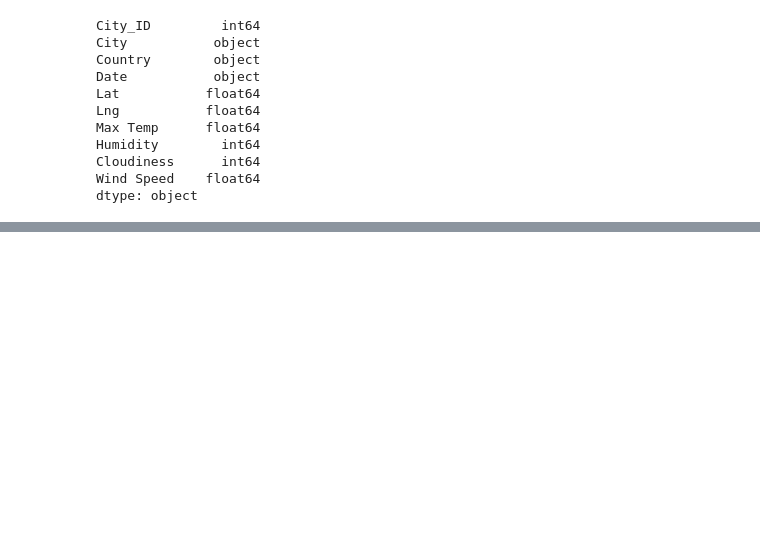
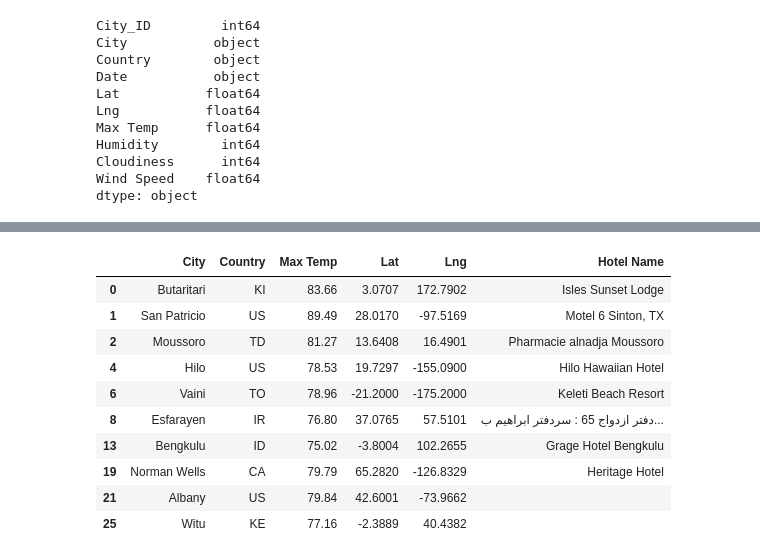
Before and after one commit to lscherger/World_Weather_Analysis, a Jupyter notebook: VacationPy.ipynb, the cells around one changed output, grey strips where cells are left out. Saved outputs shown, nothing was run; the diff lists cells and outputs as text; code cells hidden in the pictures; blank space fills up the shorter version.

```diff
--- a/VacationPy.ipynb
+++ b/VacationPy.ipynb
@@ -94,0 +137,27 @@ fig
+# %%
+# Set parameters to search for a hotel.
+params = {
+    "radius": 5000,
+    "type": "lodging",
+    "key": g_key
+}
+# %%
+# Iterate through the DataFrame.
+for index, row in hotel_df.iterrows():
+    # Get the latitude and longitude.
+    lat = row["Lat"]
+    lng = row["Lng"]
+
+    # Add the latitude and longitude to location key for the params dictionary.
+    params["location"] = f"{lat},{lng}"
+
+    # Use the search term: "lodging" and our latitude and longitude.
+    base_url = "https://maps.googleapis.com/maps/api/place/nearbysearch/json"
+    # Make request and get the JSON data from the search.
+    hotels = requests.get(base_url, params=params).json()
+    # Grab the first hotel from the results and store the name.
+    print(index)
+    try:
+        hotel_df.loc[index, "Hotel Name"] = hotels["results"][0]["name"]
+    except(IndexError):
+        print("Hotel not found... skipping.")
@@ -94,0 +182,14 @@ fig
+# %%
+hotel_df.head(10)
+# %% [output]
+|  | City | Country | Max Temp | Lat | Lng | Hotel Name |
+| 0 | Butaritari | KI | 83.66 | 3.0707 | 172.7902 | Isles Sunset Lodge |
+| 1 | San Patricio | US | 89.49 | 28.0170 | -97.5169 | Motel 6 Sinton, TX |
+| 2 | Moussoro | TD | 81.27 | 13.6408 | 16.4901 | Pharmacie alnadja Moussoro |
+| 4 | Hilo | US | 78.53 | 19.7297 | -155.0900 | Hilo Hawaiian Hotel |
+| 6 | Vaini | TO | 78.96 | -21.2000 | -175.2000 | Keleti Beach Resort |
+| 8 | Esfarayen | IR | 76.80 | 37.0765 | 57.5101 | دفتر ازدواج 65 : سردفتر ابراهیم ب... |
+| 13 | Bengkulu | ID | 75.02 | -3.8004 | 102.2655 | Grage Hotel Bengkulu |
+| 19 | Norman Wells | CA | 79.79 | 65.2820 | -126.8329 | Heritage Hotel |
+| 21 | Albany | US | 79.84 | 42.6001 | -73.9662 |  |
+| 25 | Witu | KE | 77.16 | -2.3889 | 40.4382 |  |
```
Also changed, not shown: parts of 7 cells of this notebook, 2 other files.
